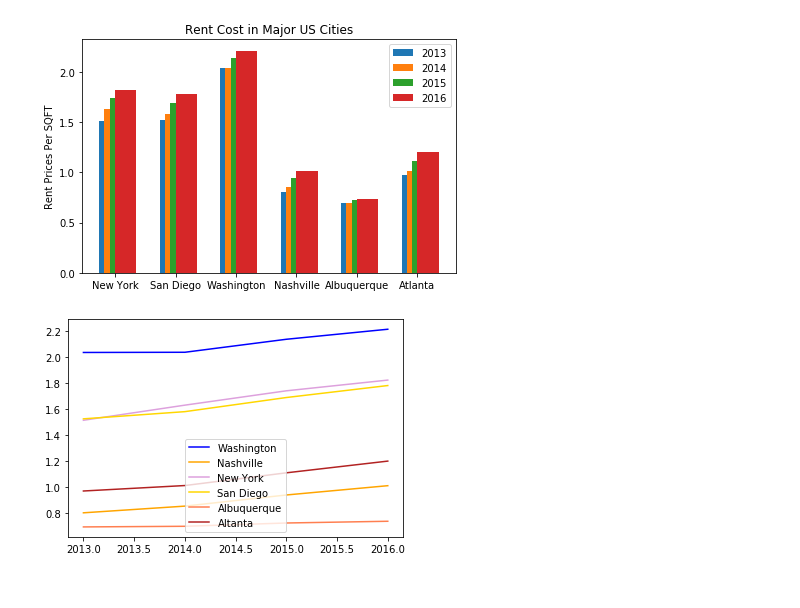
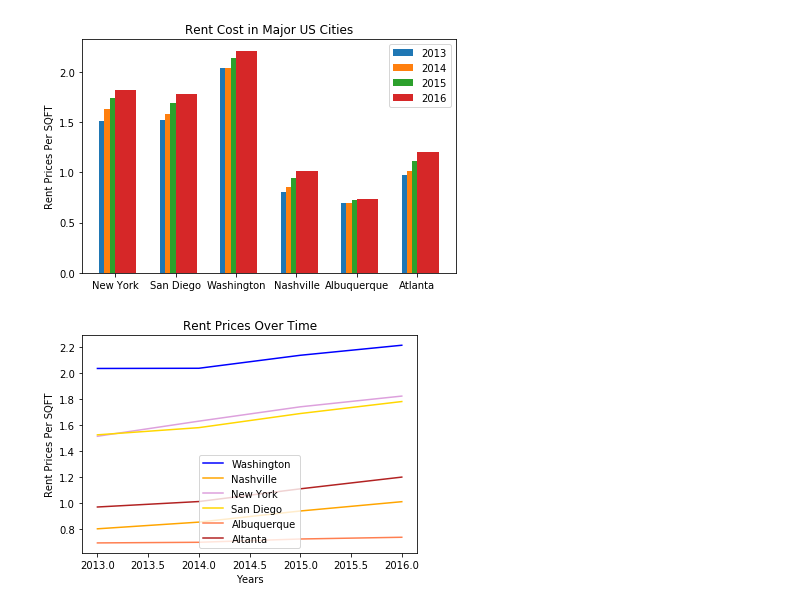
Before and after one commit to mdcrawford27/Project_1, a Jupyter notebook: Zillow.ipynb, the cells around one changed output. Cells and saved outputs as stored; diff of their text form; code cells hidden in the pictures.

```diff
--- a/Zillow.ipynb
+++ b/Zillow.ipynb
@@ -124,29 +124,29 @@ plt.show()
 # %%
 
 years = [2013, 2014, 2015, 2016]
 
 
 washington_data = new_cities.iloc[2][2:6].to_list()
 nashville_data = new_cities.iloc[3][2:6].to_list()
 newyork_data = new_cities.iloc[0][2:6].to_list()
 sandiego_data = new_cities.iloc[1][2:6].to_list()
 albuquerque_data = new_cities.iloc[4][2:6].to_list()
 atlanta_data = new_cities.iloc[5][2:6].to_list()
 
 washington, = plt.plot(years, washington_data, color="blue", label="Washington")
 nashville, = plt.plot(years, nashville_data, color="orange", label="Nashville")
 new_york, = plt.plot(years, newyork_data, color="plum", label="New York")
 san_diego, = plt.plot(years, sandiego_data, color="gold", label="San Diego")
 albuquerque, = plt.plot(years, albuquerque_data, color="coral", label="Albuquerque")
 altanta, = plt.plot(years, atlanta_data, color="firebrick", label="Altanta")
 
-
-
-
+plt.title('Rent Prices Over Time')
+plt.xlabel('Years')
+plt.ylabel('Rent Prices Per SQFT')
 nashville_data
 
 plt.legend()
 
 plt.show()
 # %% [output]
-[figure, old version]
+[figure, new version]
```
Also changed, not shown: parts of 1 cell of this notebook.
